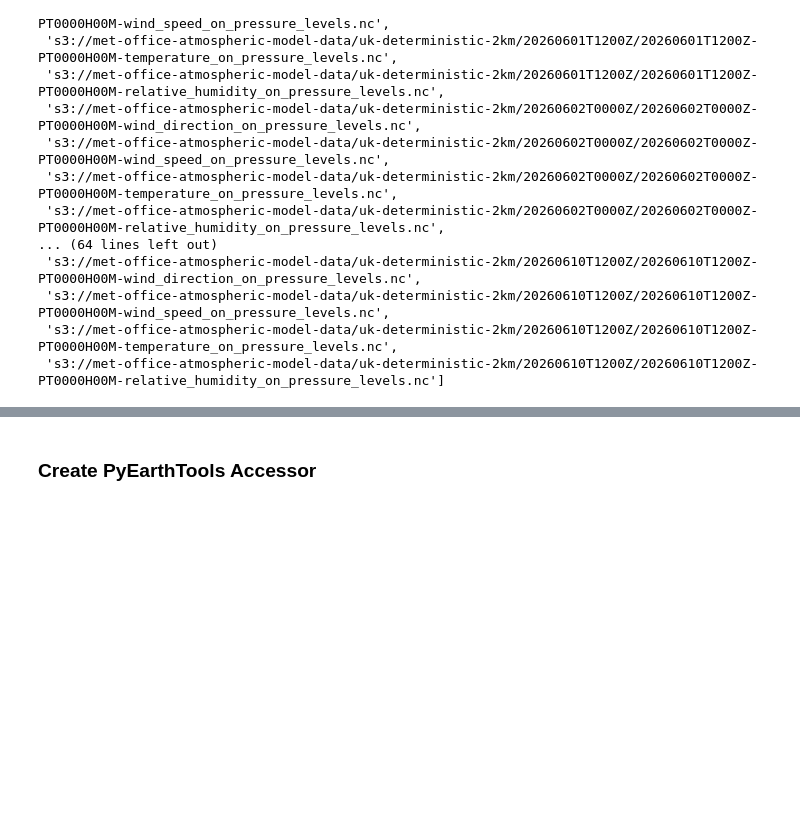
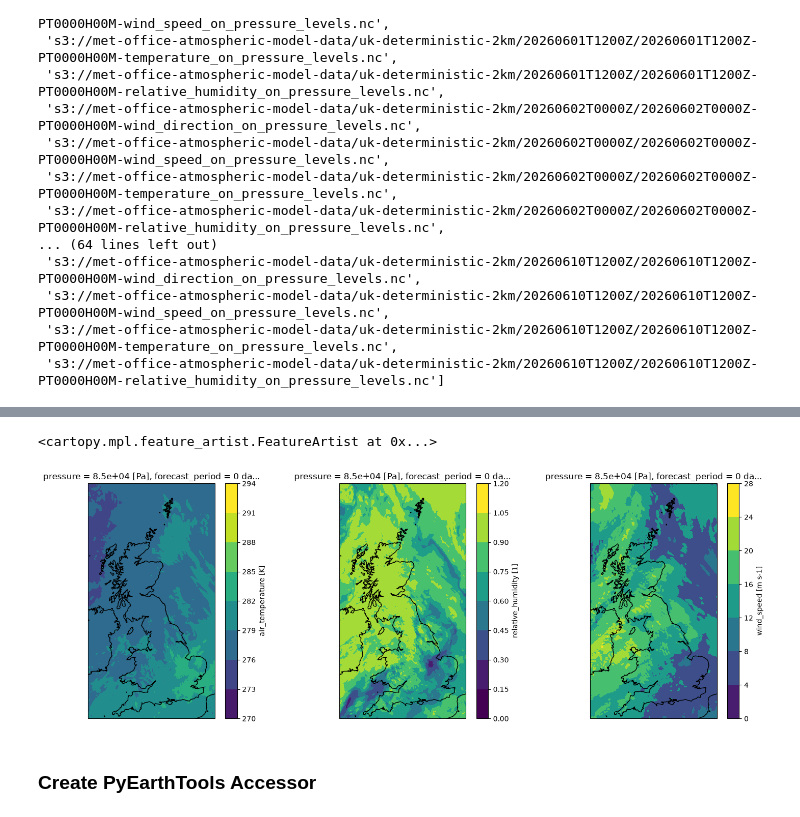
Before and after one commit to stevehadd/PyEarthTools, a Jupyter notebook: docs/notebooks/data/BuildingAnAcessor.ipynb, the cells around one changed output, grey strips where cells are left out. Drawn from its saved outputs; the diff is of its cells as text; code cells hidden in the pictures; blank space fills up the shorter version.

```diff
--- a/docs/notebooks/data/BuildingAnAcessor.ipynb
+++ b/docs/notebooks/data/BuildingAnAcessor.ipynb
@@ -75,6 +70,8 @@ Attributes:
     units:      Pa
     long_name:  pressure
     positive:   down
+# %%
+data_projection = cartopy.crs.LambertAzimuthalEqualArea(central_latitude=54.9, central_longitude=-2.5, false_easting=0.0, false_northing=0.0)
 # %%
 fig1 = matplotlib.pyplot.figure()
 ax1 = fig1.add_subplot(1,1,1,projection=cartopy.crs.OSGB() )
@@ -132,12 +148,12 @@ ukv_path_list
 # %%
-ukv_sample_ds = xarray.open_mfdataset(
-    ukv_path_list,
-    # engine="netcdf4",
-    engine="h5netcdf",
-    storage_options={"anon": True},
-    concat_dim='time',
-    combine='nested',
-)
+# ukv_sample_ds = xarray.open_mfdataset(
+#     ukv_path_list,
+#     # engine="netcdf4",
+#     engine="h5netcdf",
+#     storage_options={"anon": True},
+#     concat_dim='time',
+#     combine='nested',
+# )
 # %%
 ukv_sample_ds
 # %% [output]
@@ -162,0 +179,2 @@ Dimensions without coordinates: bnds
+# %%
+select_time = datetime.datetime(2026,6,7,12,0)
@@ -163,3 +202,31 @@ Dimensions without coordinates: bnds
+# %%
+fig1 = matplotlib.pyplot.figure(figsize=(18,6))
+# plot temperature at 850hpa pressure level
+ax1 = fig1.add_subplot(1,3,1,projection=cartopy.crs.OSGB() )
+ukv_sample_ds.sel({'pressure':85000, 'time': select_time})['air_temperature'].plot.contourf(
+    ax=ax1,
+    transform=data_projection,
+)
+ax1.coastlines()
+
+
+ax1 = fig1.add_subplot(1,3,2,projection=cartopy.crs.OSGB() )
+
+ukv_sample_ds.sel({'pressure':85000, 'time': select_time})['relative_humidity'].plot.contourf(
+    ax=ax1,
+    transform=data_projection,
+)
+ax1.coastlines()
+
+ax1 = fig1.add_subplot(1,3,3,projection=cartopy.crs.OSGB() )
+ukv_sample_ds.sel({'pressure':85000, 'time': select_time})['wind_speed'].plot.contourf(
+    ax=ax1,
+    transform=data_projection,
+)
+ax1.coastlines()
+# %% [output]
+<cartopy.mpl.feature_artist.FeatureArtist at 0x...>
+[figure, added]
 # %% [markdown]
 ### Create PyEarthTools Accessor
 # %%
```
Also changed, not shown: parts of 16 cells of this notebook, 1 other file.
